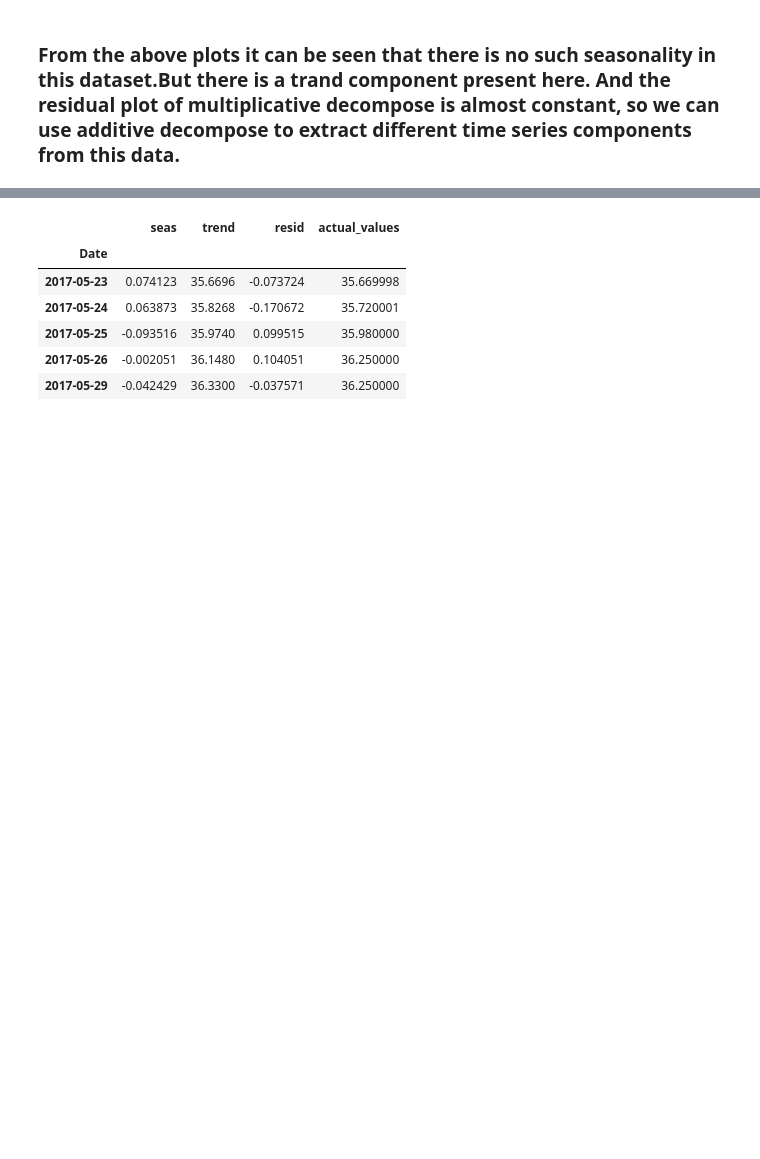
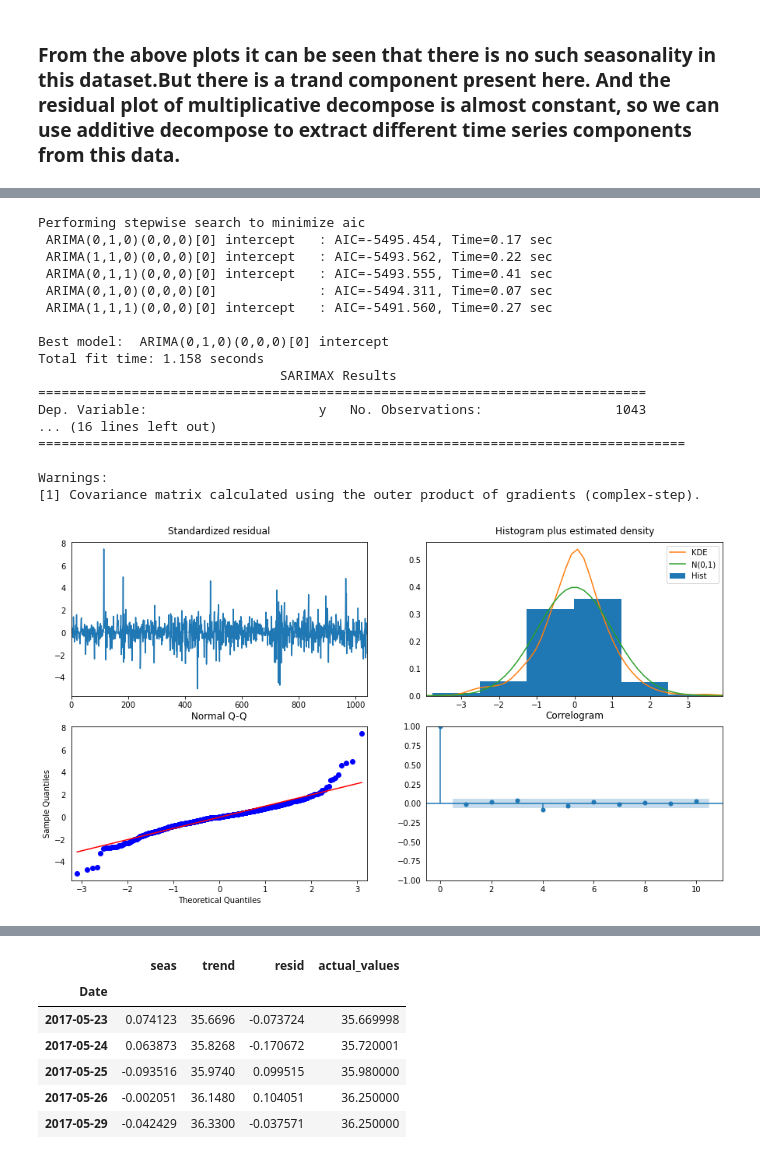
Before and after one commit to tamasree/Time_Series_Analysis_Demo, a Jupyter notebook: Sony_Stock_Analysis.ipynb, the cells around one changed output, grey strips where cells are left out. Saved outputs shown, nothing was run; the diff lists cells and outputs as text; code cells hidden in the pictures; blank space fills up the shorter version.

```diff
--- a/Sony_Stock_Analysis.ipynb
+++ b/Sony_Stock_Analysis.ipynb
@@ -224,0 +277,37 @@ plt.show()
+# %%
+from pmdarima.arima import auto_arima
+
+model_autoARIMA = auto_arima(train_data, start_p=0, start_q=0,
+                      test='adf',       # use adftest to find optimal 'd'
+                      max_p=3, max_q=3, # maximum p and q
+                      m=1,              # frequency of series
+                      d=None,           # let model determine 'd'
+                      seasonal=False,   # No Seasonality
+                      start_P=0,
+                      D=0,
+                      trace=True,
+                      error_action='ignore',
+                      suppress_warnings=True,
+                      stepwise=True)
+print(model_autoARIMA.summary())
+model_autoARIMA.plot_diagnostics(figsize=(15,8))
+plt.show()
+# %% [output]
+Performing stepwise search to minimize aic
+ ARIMA(0,1,0)(0,0,0)[0] intercept   : AIC=-5495.454, Time=0.17 sec
+ ARIMA(1,1,0)(0,0,0)[0] intercept   : AIC=-5493.562, Time=0.22 sec
+ ARIMA(0,1,1)(0,0,0)[0] intercept   : AIC=-5493.555, Time=0.41 sec
+ ARIMA(0,1,0)(0,0,0)[0]             : AIC=-5494.311, Time=0.07 sec
+ ARIMA(1,1,1)(0,0,0)[0] intercept   : AIC=-5491.560, Time=0.27 sec
+
+Best model:  ARIMA(0,1,0)(0,0,0)[0] intercept
+Total fit time: 1.158 seconds
+                               SARIMAX Results
+==============================================================================
+Dep. Variable:                      y   No. Observations:                 1043
+... (16 lines left out)
+===================================================================================
+
+Warnings:
+[1] Covariance matrix calculated using the outer product of gradients (complex-step).
+[figure, added]
```
Also changed, not shown: parts of 8 cells of this notebook.
